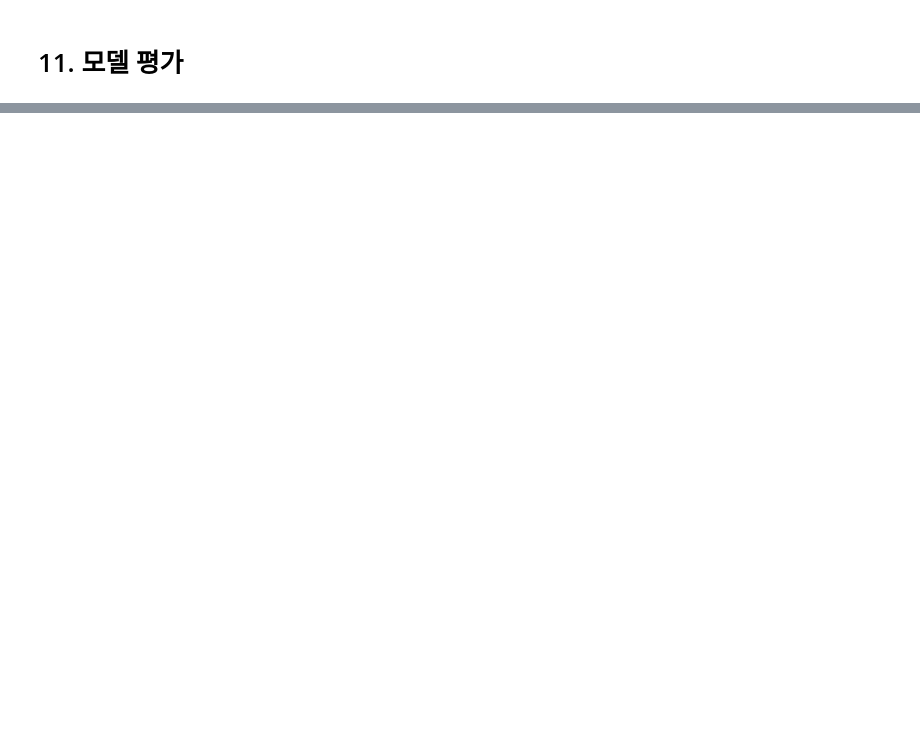
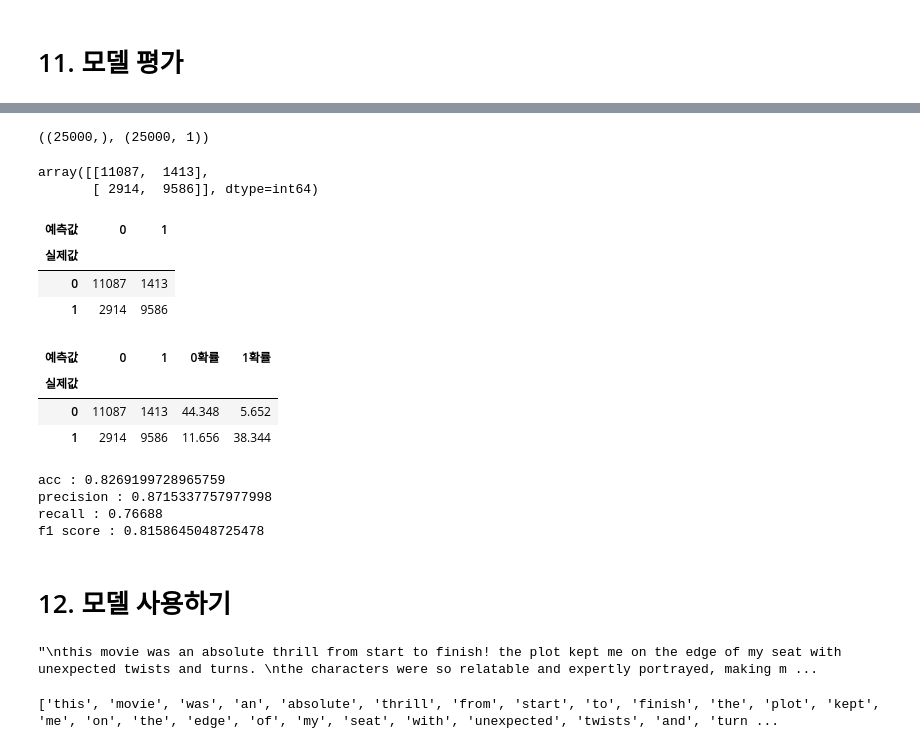
Before and after one commit to Hyo0806/ai, a Jupyter notebook: source/07_자연어처리/ch5_LSTM(영화평 감상 분석).ipynb, the cells around one changed output, grey strips where cells are left out. Cells and saved outputs as stored; diff of their text form; code cells hidden in the pictures; blank space fills up the shorter version.

```diff
--- a/source/07_자연어처리/ch5_LSTM(영화평 감상 분석).ipynb
+++ b/source/07_자연어처리/ch5_LSTM(영화평 감상 분석).ipynb
@@ -320,0 +367,7 @@ test의 데이터 정확도 : 0.7996799945831299
+# %%
+# 혼동행렬(교차표, 평균성능지표)
+# y_test : 실제값
+
+pred = model.predict(X_test)
+y_hat = (pred>0.5).astype(int)
+y_hat
@@ -320,0 +383,54 @@ test의 데이터 정확도 : 0.7996799945831299
+# %%
+y_test.shape, y_hat.shape
+# %% [output]
+((25000,), (25000, 1))
+# %%
+# 실제값과 예측값의 차원이 같지 않아도 됨
+
+confusion_matrix(y_test, y_hat)
+# %% [output]
+array([[11087,  1413],
+       [ 2914,  9586]], dtype=int64)
+# %%
+# 실제값과 예측값의 차원이 1차원
+
+ctab = pd.crosstab(y_test, y_hat.reshape(-1), rownames=['실제값'], colnames=['예측값'])
+ctab
+# %% [output]
+| 예측값 | 0 | 1 |
+| 실제값 |  |  |
+| 0 | 11087 | 1413 |
+| 1 | 2914 | 9586 |
+# %%
+ctab['0확률'] = [ctab.iloc[0,0]/25000*100, ctab.iloc[1,0]/25000*100]
+ctab['1확률'] = [ctab.iloc[0,1]/25000*100, ctab.iloc[1,1]/25000*100]
+ctab
+# %% [output]
+| 예측값 | 0 | 1 | 0확률 | 1확률 |
+| 실제값 |  |  |  |  |
+| 0 | 11087 | 1413 | 44.348 | 5.652 |
+| 1 | 2914 | 9586 | 11.656 | 38.344 |
+# %%
+# accuracy, precision, recall, f1_score
+
+print('acc :', acc)
+print('precision :', precision_score(y_test, y_hat))
+print('recall :', recall_score(y_test, y_hat))
+print('f1 score :', f1_score(y_test, y_hat))
+# %% [output]
+acc : 0.8269199728965759
+precision : 0.8715337757977998
+recall : 0.76688
+f1 score : 0.8158645048725478
+# %% [markdown]
+# 12. 모델 사용하기
+# %%
+review = '''
+This movie was an absolute thrill from start to finish! The plot kept me on the edge of my seat with unexpected twists and turns.
+The characters were so relatable and expertly portrayed, making me care deeply about their journeys.
+The visuals were stunning and perfectly complemented the intense soundtrack. I laughed, I cried, and I was completely immersed in every scene.
+It's a must-watch for anyone who loves a good mix of action, drama, and emotion. Highly recommended!:)
+'''.lower()
+review
+# %% [output]
+"\nthis movie was an absolute thrill from start to finish! the plot kept me on the edge of my seat with unexpected twists and turns. \nthe characters were so relatable and expertly portrayed, making m ...
@@ -320,0 +439,6 @@ test의 데이터 정확도 : 0.7996799945831299
+# %%
+review = re.sub('[^a-zA-Z0-9\s]', ' ', review) # 저 안에 안들어간것은 스페이스로 바꿔
+review = review.split()
+print(review)
+# %% [output]
+['this', 'movie', 'was', 'an', 'absolute', 'thrill', 'from', 'start', 'to', 'finish', 'the', 'plot', 'kept', 'me', 'on', 'the', 'edge', 'of', 'my', 'seat', 'with', 'unexpected', 'twists', 'and', 'turn ...
```
Also changed, not shown: parts of 30 cells of this notebook, 5 other files.
